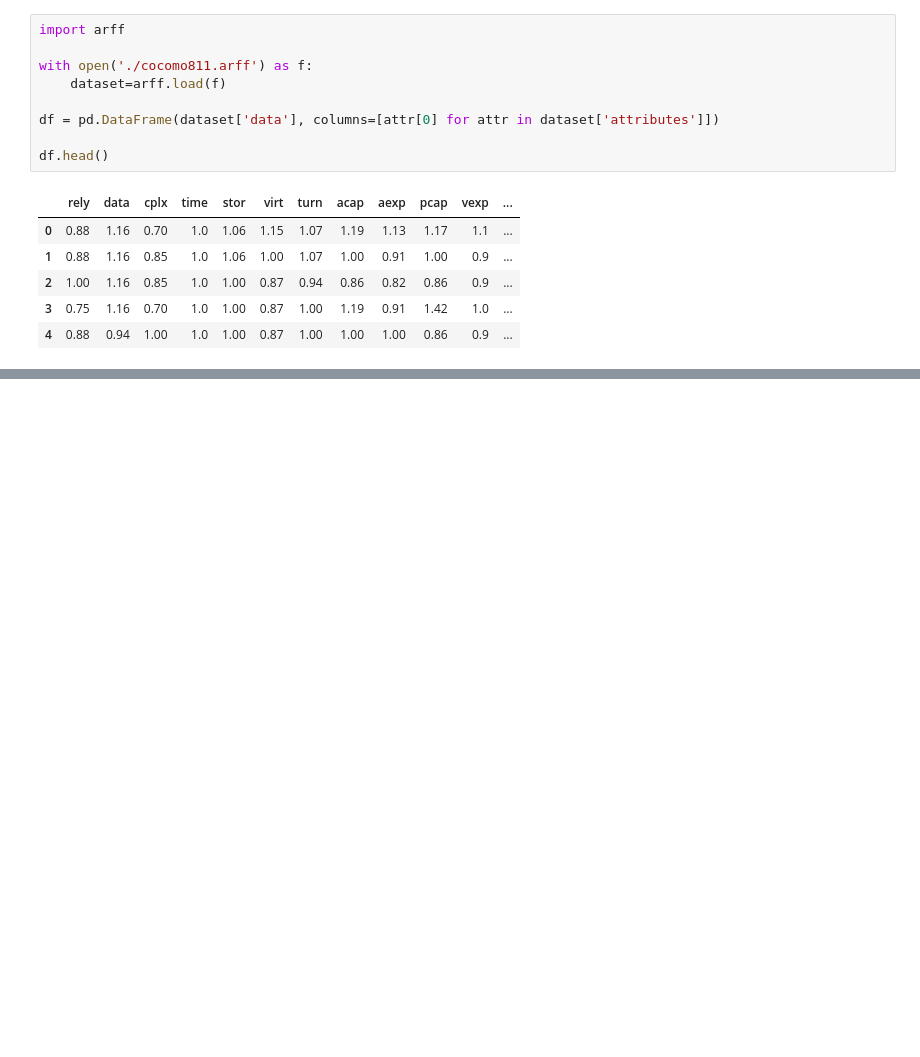
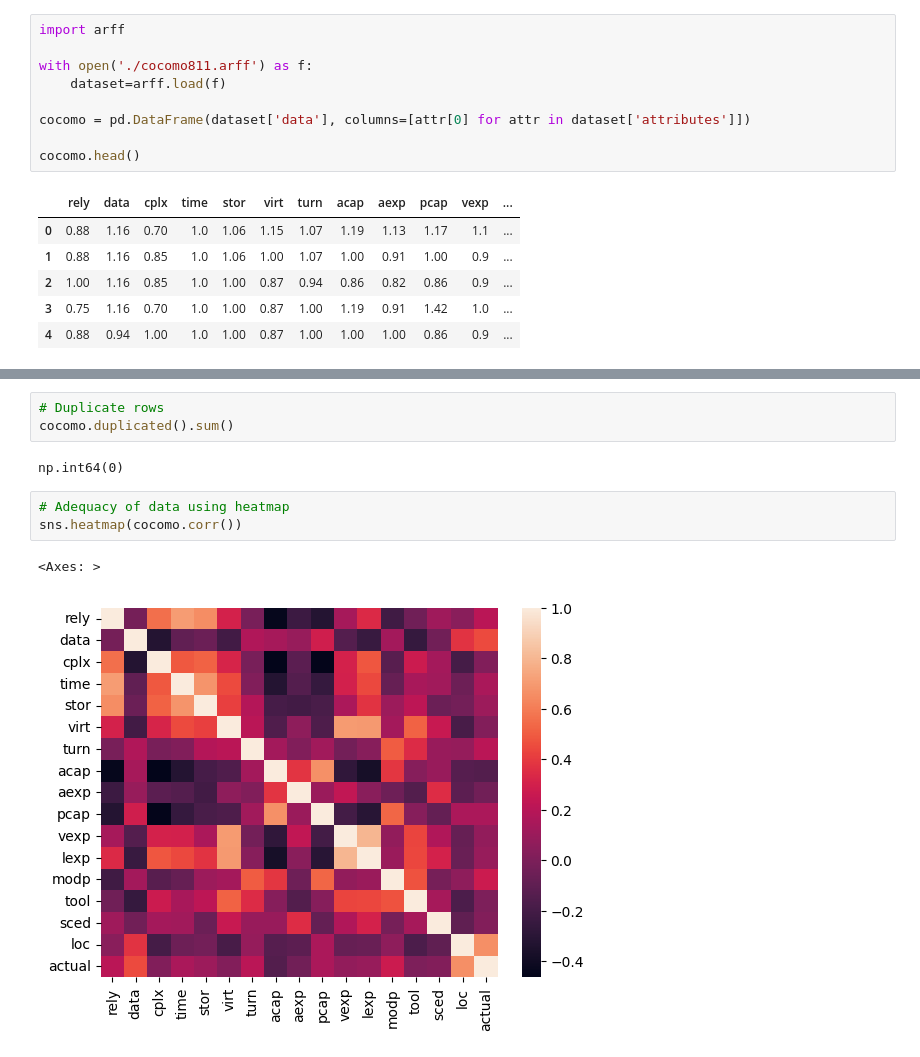
Before and after one commit to Vaishali054/Estimation-Model-for-Software-Development, a Jupyter notebook: DataAnalysis.ipynb, the cells around one changed output, grey strips where cells are left out. Cells and saved outputs as stored; diff of their text form; blank space fills up the shorter version.

Commit message:
add : data analysis cocomo81

```diff
--- a/DataAnalysis.ipynb
+++ b/DataAnalysis.ipynb
@@ -117,9 +227,9 @@ import arff
 with open('./cocomo811.arff') as f:
     dataset=arff.load(f)
 
-df = pd.DataFrame(dataset['data'], columns=[attr[0] for attr in dataset['attributes']])
+cocomo = pd.DataFrame(dataset['data'], columns=[attr[0] for attr in dataset['attributes']])
 
-df.head()
+cocomo.head()
 # %% [output]
 |  | rely | data | cplx | time | stor | virt | turn | acap | aexp | pcap | vexp | ... |
 | 0 | 0.88 | 1.16 | 0.70 | 1.0 | 1.06 | 1.15 | 1.07 | 1.19 | 1.13 | 1.17 | 1.1 | ... |
@@ -129,0 +296,11 @@ df.head()
+# %%
+# Duplicate rows
+cocomo.duplicated().sum()
+# %% [output]
+np.int64(0)
+# %%
+# Adequacy of data using heatmap
+sns.heatmap(cocomo.corr())
+# %% [output]
+<Axes: >
+[figure, added]
```
Also changed, not shown: parts of 19 cells of this notebook.
